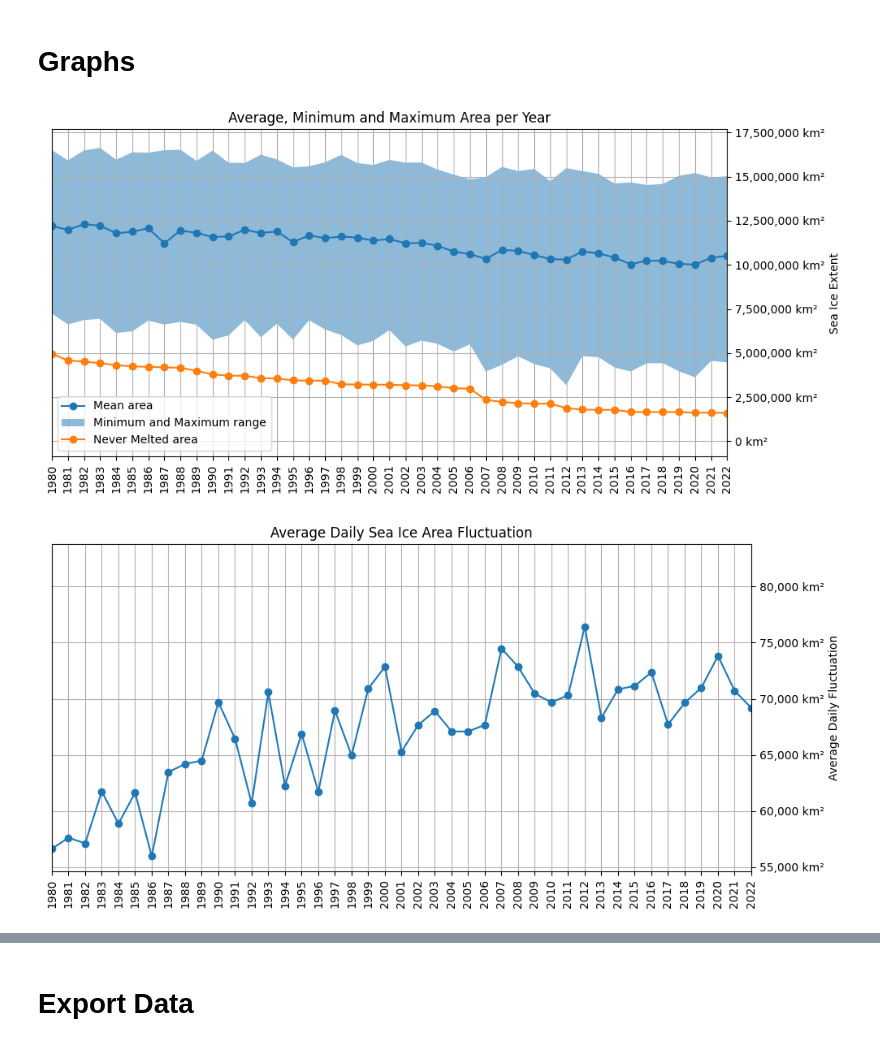
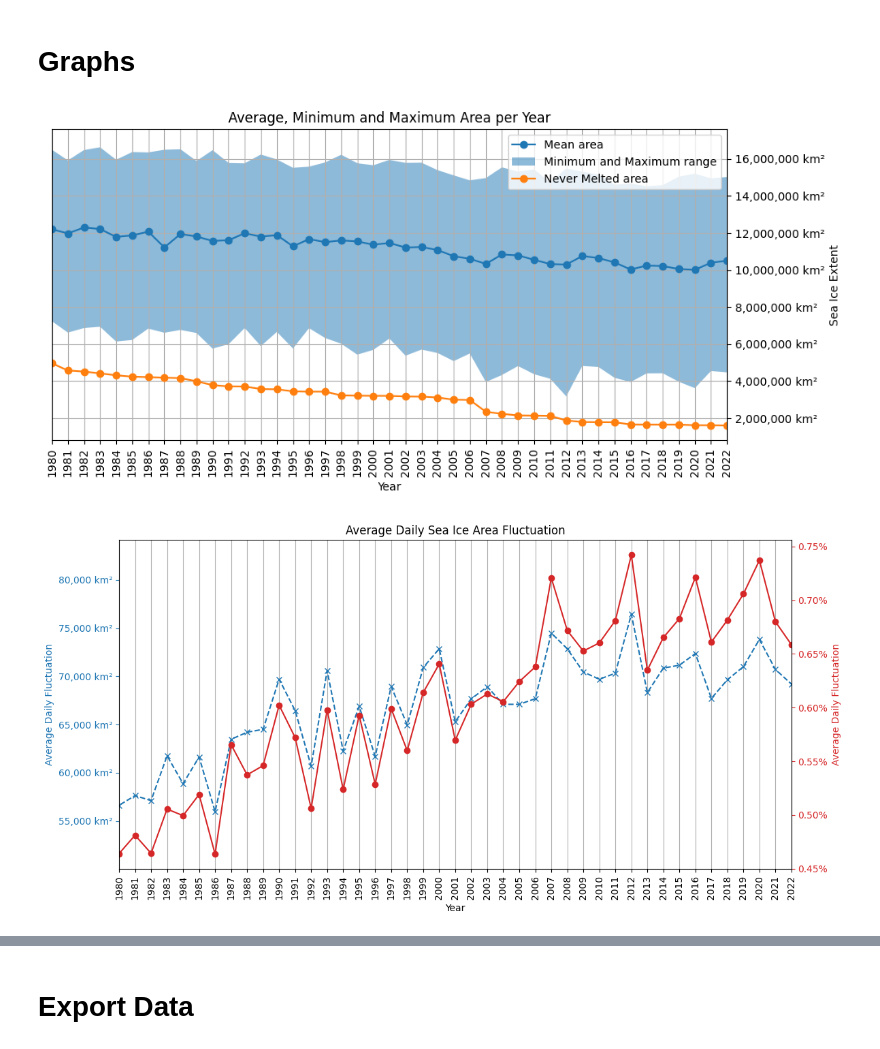
Before and after one commit to nwalser/CS163, a Jupyter notebook: project/main.ipynb, the cells around one changed output, grey strips where cells are left out. Drawn from its saved outputs; the diff is of its cells as text; code cells hidden in the pictures.

```diff
--- a/project/main.ipynb
+++ b/project/main.ipynb
@@ -231,55 +231,94 @@ plt.gca().yaxis.tick_right()
 plt.gca().yaxis.set_label_position("right")
 
 plt.ylabel('Sea Ice Extent')
+plt.xlabel('Year')
 plt.title('Average, Minimum and Maximum Area per Year')
 plt.grid(True)
-plt.legend()
+plt.legend(loc="upper right")
 plt.tight_layout()
 plt.xlim(analysis_start, analysis_end)
 plt.show()
 # %% [output]
-[figure, old version]
+[figure, new version]
 # %%
+import numpy as np
+import matplotlib.pyplot as plt
+from matplotlib.ticker import FuncFormatter
+
 years = dates.astype('datetime64[Y]').astype(int) + 1970
 unique_years = np.unique(years)
 
 avg_daily_fluct = np.zeros_like(unique_years, dtype=float)
+avg_daily_fluct_pct = np.zeros_like(unique_years, dtype=float)
 
 for i, year in enumerate(unique_years):
     mask = years == year
     year_areas = areas[mask]
     year_dates = dates[mask]
 
     order = np.argsort(year_dates)
     year_areas = year_areas[order]
     year_dates = year_dates[order]
 
     dA = np.diff(year_areas)
     dt = np.diff(year_dates).astype('timedelta64[D]').astype(int)
 
     valid = dt > 0
     if np.any(valid):
         daily_changes = np.abs(dA[valid] / dt[valid])
         avg_daily_fluct[i] = np.mean(daily_changes)
+
+        avg_daily_fluct_pct[i] = (avg_daily_fluct[i] / np.mean(year_areas)) * 100
     else:
         avg_daily_fluct[i] = np.nan
+        avg_daily_fluct_pct[i] = np.nan
 
-plt.figure(figsize=(10, 5))
-plt.plot(unique_years, avg_daily_fluct, marker='o')
+
+# scale factor for proportional axes
+with np.errstate(invalid='ignore', divide='ignore'):
+    k = np.nanmean(avg_daily_fluct_pct / avg_daily_fluct)
+
+if not np.isfinite(k) or k == 0:
+    k = 1.0
+
+
+plt.figure(figsize=(12, 6))
+ax1 = plt.gca()
+
+# Colors
+color_abs = "tab:blue"
+color_pct = "tab:red"
+
+# absolute line
+line_abs, = ax1.plot(unique_years, avg_daily_fluct,
+                     marker='x', linestyle='--', color=color_abs, label="Absolute (km²/day)")
+
+# percent series converted into primary axis units
+pct_primary = avg_daily_fluct_pct / k
+line_pct, = ax1.plot(unique_years, pct_primary,
+                     marker='o', linestyle='-', color=color_pct, label="Percent (%)")
+
+# axis 1 formatting
+ax1.set_ylabel("Average Daily Fluctuation", color=color_abs)
+ax1.tick_params(axis='y', colors=color_abs)
+ax1.yaxis.set_major_formatter(FuncFormatter(lambda x, pos: f"{x:,.0f} km²"))
+
+# proportional secondary axis
+ax2 = ax1.secondary_yaxis("right", functions=(lambda x: k*x, lambda x: x/k))
+ax2.set_ylabel("Average Daily Fluctuation", color=color_pct)
+ax2.tick_params(axis='y', colors=color_pct)
+ax2.yaxis.set_major_formatter(FuncFormatter(lambda x, pos: f"{x:.2f}%"))
 
 plt.xticks(unique_years, rotation=90)
-plt.gca().yaxis.set_major_formatter(FuncFormatter(lambda x, pos: f"{x:,.0f} km²"))
-plt.gca().yaxis.tick_right()
-plt.gca().yaxis.set_label_position("right")
-
-plt.ylabel("Average Daily Fluctuation")
+plt.xlabel("Year")
 plt.title("Average Daily Sea Ice Area Fluctuation")
-plt.grid(True)
+plt.grid(True, axis='x')
 plt.tight_layout()
 plt.xlim(analysis_start, analysis_end)
+
 plt.show()
 # %% [output]
-[figure, old version]
+[figure, new version]
 # %%
 import pandas as pd
 from matplotlib.ticker import FuncFormatter
```
Also changed, not shown: parts of 4 cells of this notebook, 1 other file.
